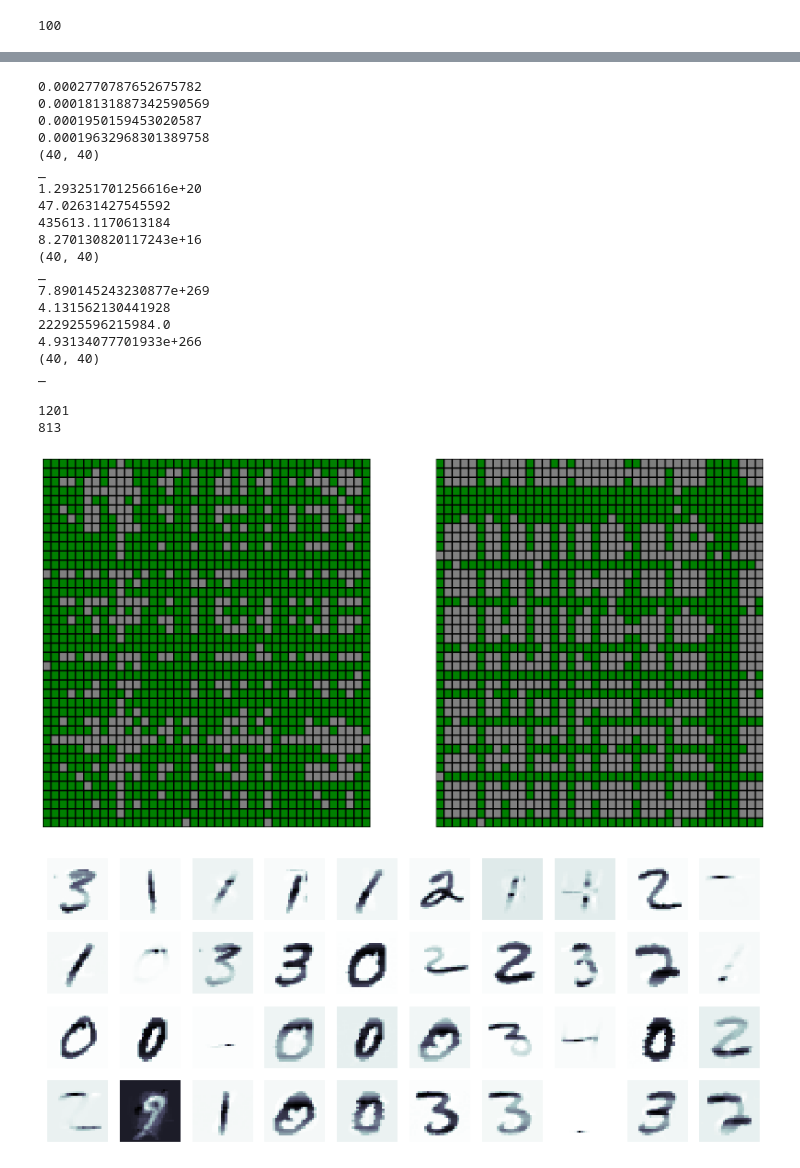
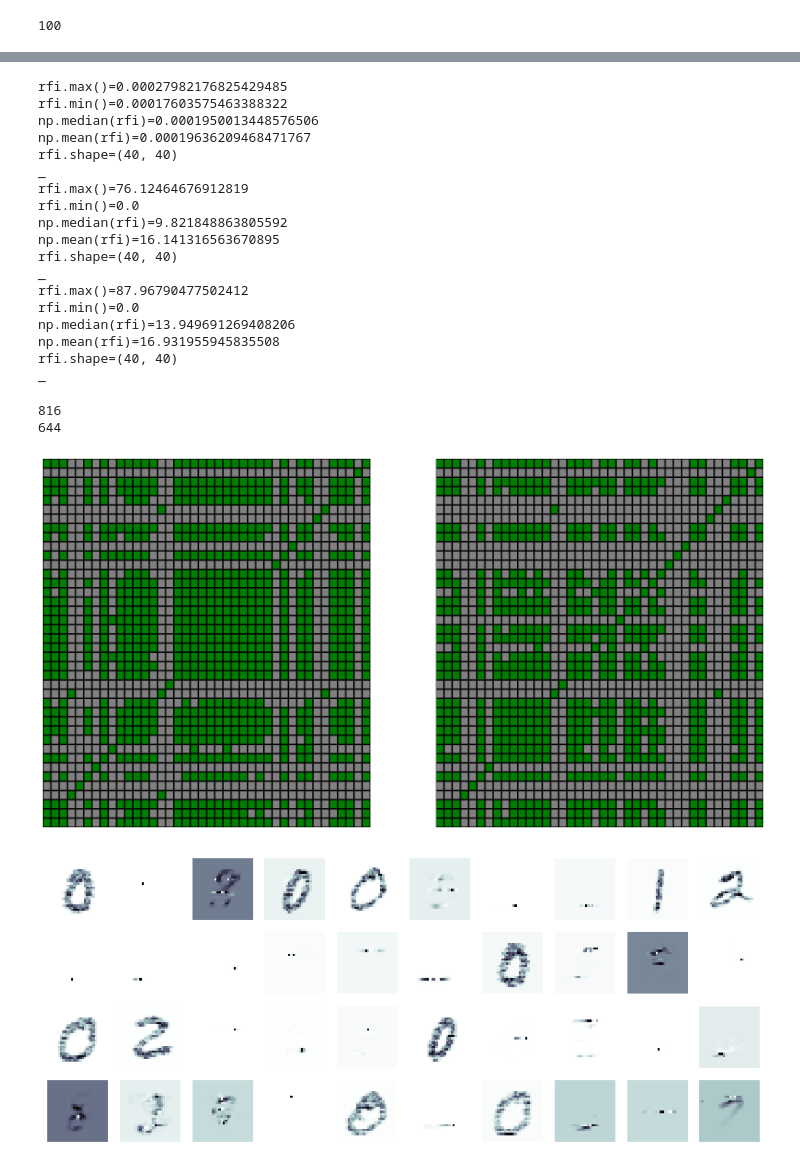
Before and after one commit to ivanoid768/bio_hebbian_with_neighbour_synapse_enforcement, a Jupyter notebook: bio_hebbian.ipynb, the cells around one changed output, grey strips where cells are left out. Saved outputs shown, nothing was run; the diff lists cells and outputs as text; code cells hidden in the pictures.

Commit message:
W = W / nc[np.newaxis].T

```diff
--- a/bio_hebbian.ipynb
+++ b/bio_hebbian.ipynb
@@ -32,8 +32,11 @@ print('W', W.shape, W.max(), W.min())
 push_delta = 0.4
 k = 1
 
-syn_n = 4.0
-lambda_LNR = 1.5
+syn_n = 2.0
+lambda_LNR = 1.0
+
+prec = 1e-30
+
 syn_size = W.shape[1]
 W_idx = np.arange(syn_size)
 W_len = np.abs(W_idx[np.newaxis].T - W_idx)
@@ -74,26 +77,34 @@ for epoch_idx in range(epoch_cnt):
         dLNR = np.dot(W, W_len)
         dLNR = dLNR / np.max(np.abs(dLNR))
         # dLNR -= np.min(dLNR)
-        dLNR *= eps
+        # dLNR *= eps
         dW *= dLNR * lambda_LNR
 
         # update
         dW = dW / np.abs(np.max(dW))
         W += dW
 
+    # norm
+    nc = np.max(np.abs(W), axis=1)
+    nc[nc < prec]= prec
+    W = W / nc[np.newaxis].T
+
     # remove weak synapses
     # for nW in W:
     #     nW[np.where(np.abs(nW) < 1.0 * np.median(np.abs(nW)))] = 0
-    WTr_coef = 10 * eps0 * (epoch_idx + 1)
-    WTr = WTr_coef * np.median(np.abs(W), axis=1)
+    # WTr_coef = 10 * eps0 * (epoch_idx + 1)
+    WTr_coef = 1e-10
+    WTr = WTr_coef * np.mean(np.abs(W), axis=1)
     W[np.where(np.abs(W) < WTr[np.newaxis].T)] = 0
 
     if epoch_idx == 1 or epoch_idx == (epoch_cnt - 1):
-    # receptive fields intersection
+        # receptive fields intersection
         WT = np.expand_dims(W, axis=1)
-        WW = np.abs(WT * W)
+        WW = np.abs(WT - W)**2
         # RFI = np.array(np.sum(WW == 0, axis=2), dtype='float')
         RFI = np.sum(WW, axis=2)
+        # RFI = np.max(RFI) - RFI
+        # RFI = RFI / np.max(RFI, axis=1)
 
         RFI_l.append(RFI)
 
@@ -105,68 +116,70 @@ W (40, 784) 0.0009999935852996159 5.7456468865013656e-08
 # %%
 for RFI in RFI_l:
+    # rfi = 1 / np.exp(np.copy(RFI))
     rfi = np.copy(RFI)
     # rfi = W.shape[1] - rfi
-    print(rfi.max())
-    print(rfi.min())
-    print(np.median(rfi))
-    print(np.mean(rfi))
-    print(rfi.shape)
+    print(f'{rfi.max()=}')
+    print(f'{rfi.min()=}')
+    print(f'{np.median(rfi)=}')
+    print(f'{np.mean(rfi)=}')
+    print(f'{rfi.shape=}')
     print('_')
 # %% [output]
-0.0002770787652675782
-0.00018131887342590569
-0.0001950159453020587
-0.00019632968301389758
-(40, 40)
+rfi.max()=0.00027982176825429485
+rfi.min()=0.00017603575463388322
+np.median(rfi)=0.0001950013448576506
+np.mean(rfi)=0.00019636209468471767
+rfi.shape=(40, 40)
 _
-1.293251701256616e+20
-47.02631427545592
-435613.1170613184
-8.270130820117243e+16
-(40, 40)
+rfi.max()=76.12464676912819
+rfi.min()=0.0
+np.median(rfi)=9.821848863805592
+np.mean(rfi)=16.141316563670895
+rfi.shape=(40, 40)
 _
-7.890145243230877e+269
-4.131562130441928
-222925596215984.0
-4.93134077701933e+266
-(40, 40)
+rfi.max()=87.96790477502412
+rfi.min()=0.0
+np.median(rfi)=13.949691269408206
+np.mean(rfi)=16.931955945835508
+rfi.shape=(40, 40)
 _
 # %%
 from pylab import *
 from matplotlib import colors
 %matplotlib inline
 
 # for RFI in RFI_l:
 #     print(RFI.max())
 #     print(RFI.min())
 #     print(np.median(RFI_l))
 #     print('_')
 
 size = 10
 figure(figsize=(len(RFI_l) * size, 1* size))
 cmap = colors.ListedColormap(['grey','green'])
 
 for RFI_idx in range(1, len(RFI_l)):
     rfi = np.copy(RFI_l[RFI_idx])
+    rfi = np.max(rfi) - rfi
 
-    tr = 0.1 * np.median(rfi)
-    # tr = 0
+    tr = 1.1 * np.mean(rfi)
+    # tr = 0.1
     rfi[np.where(rfi <= tr)] = 0
     rfi[np.where(rfi > tr)] = 1
 
     print(np.sum(rfi == 1))
 
     subplot(1, len(RFI_l), RFI_idx + 1)
 
     plt.pcolor(rfi, cmap=cmap, edgecolors='k', linewidths=2)
     # imshow(rfi, interpolation='none', aspect='auto', cmap='gray')
     axis("off")
 
 show()
 # %% [output]
-1201
-813
+816
+644
-[figure, old version]
+[figure, new version]
 # %%
 row_size = 10
 col_size = int(layer_size / row_size)
@@ -186,4 +199,4 @@ for col_idx in range(col_size):
 
 show()
 # %% [output]
-[figure, old version]
+[figure, new version]
```
Also changed, not shown: parts of 1 cell of this notebook, 1 other file.
